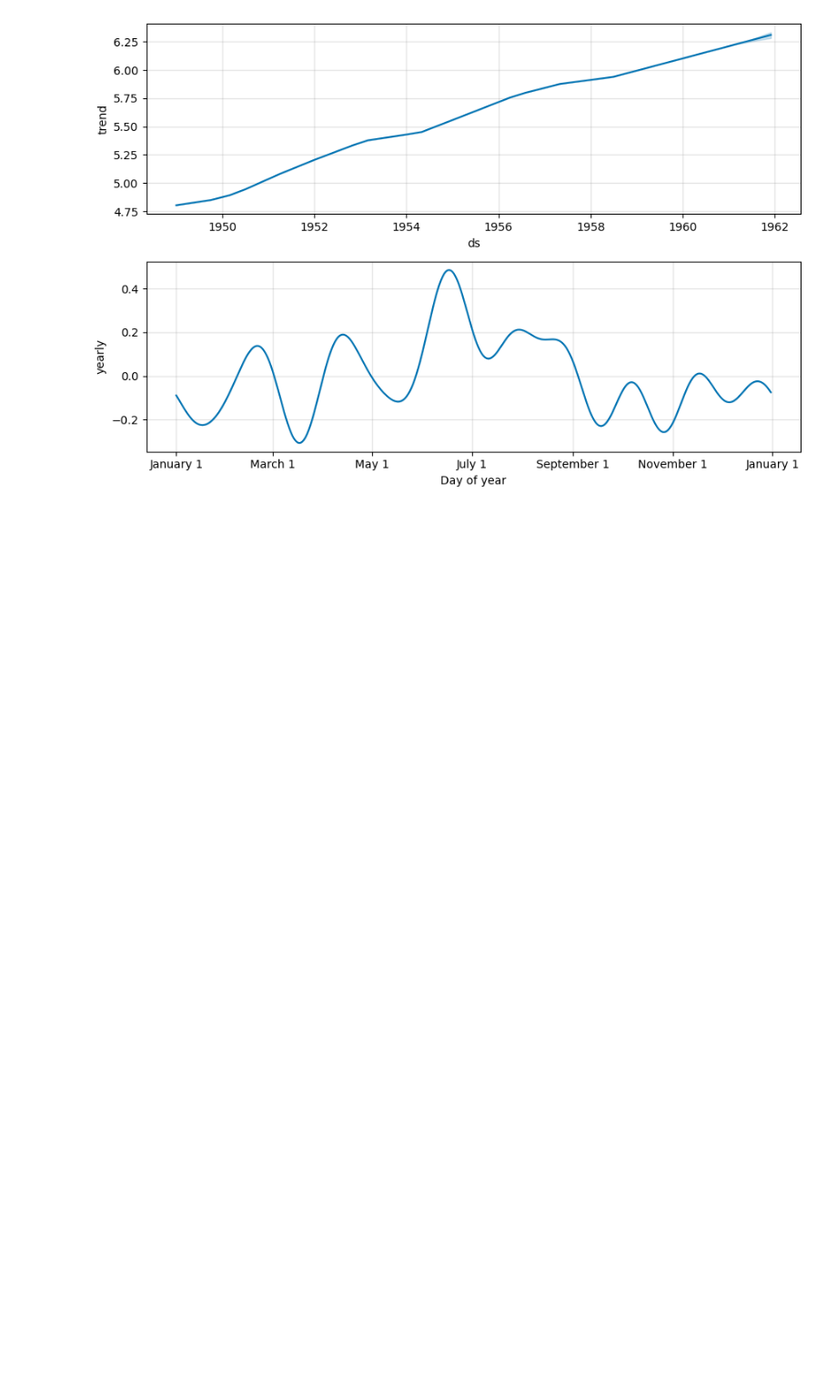
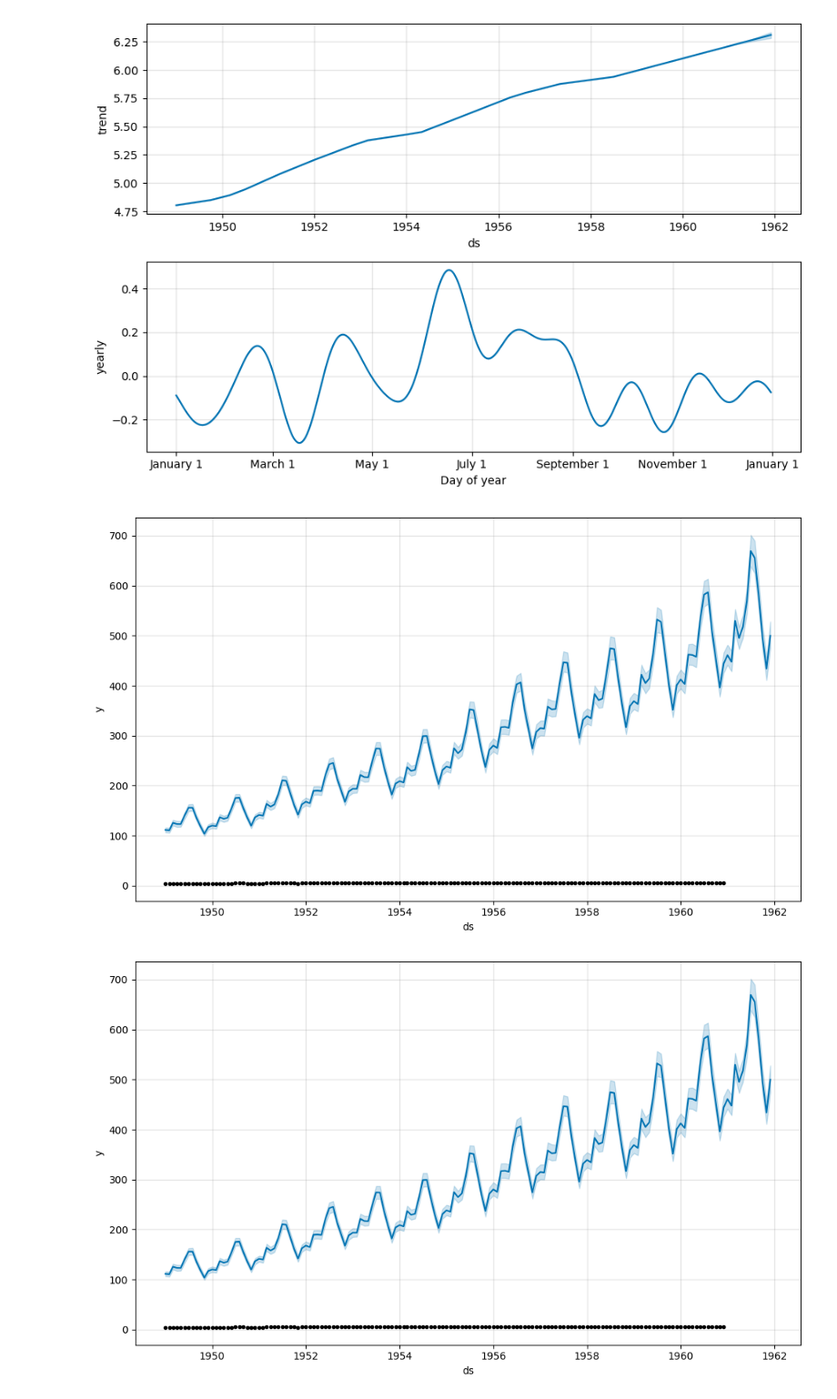
Before and after one commit to srsimonson/time-series-analysis, a Jupyter notebook: facebook_prophet.ipynb, the cells around one changed output. Shown at 91% size. Saved outputs shown, nothing was run; the diff lists cells and outputs as text; code cells hidden in the pictures; blank space fills up the shorter version.

Commit message:
plot predictions

```diff
--- a/facebook_prophet.ipynb
+++ b/facebook_prophet.ipynb
@@ -100,3 +100,15 @@ model.plot_components(forecast_data)
 # %% [output]
 [figure]
 [figure]
+# %%
+# Inverse Transformations
+
+forecast_data_orig = forecast_data # make sure we save the original forecast data
+forecast_data_orig['yhat'] = np.exp(forecast_data_orig['yhat'])
+forecast_data_orig['yhat_lower'] = np.exp(forecast_data_orig['yhat_lower'])
+forecast_data_orig['yhat_upper'] = np.exp(forecast_data_orig['yhat_upper'])
+# %%
+model.plot(forecast_data_orig)
+# %% [output]
+[figure, added]
+[figure, added]
```
Also changed, not shown: parts of 3 cells of this notebook, 1 other file.
